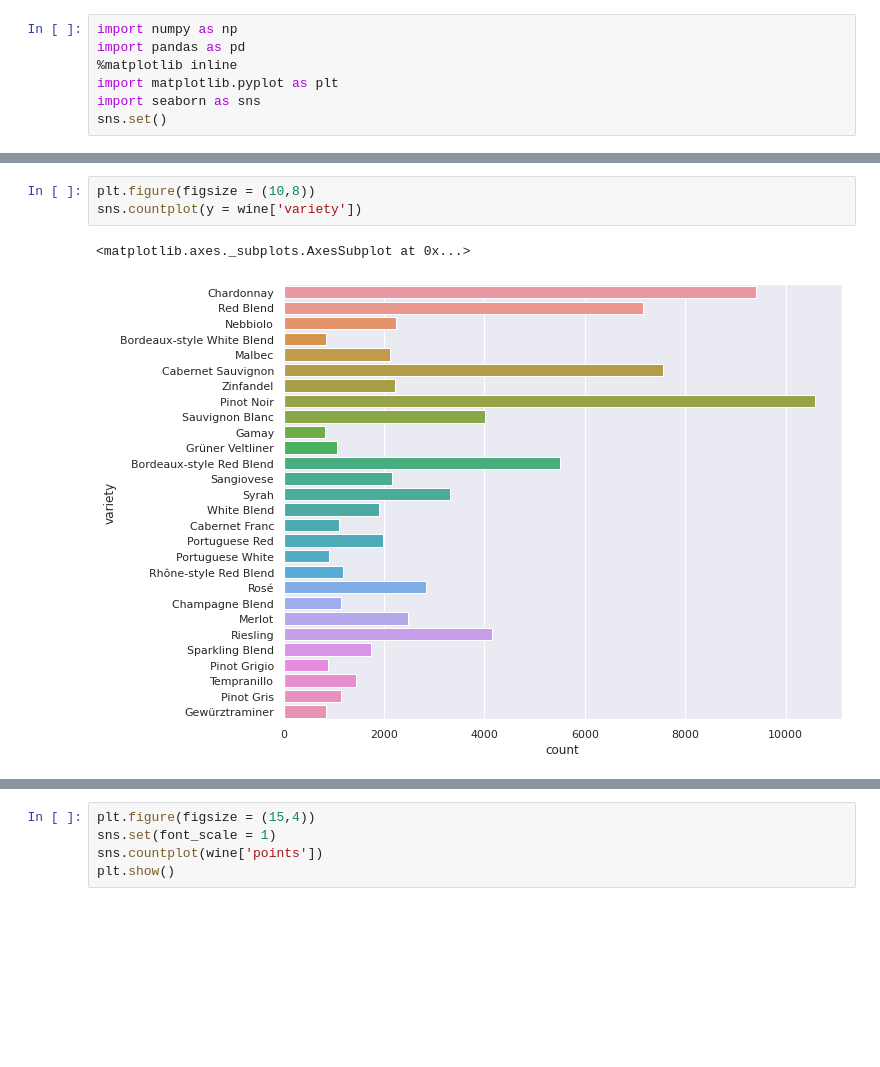
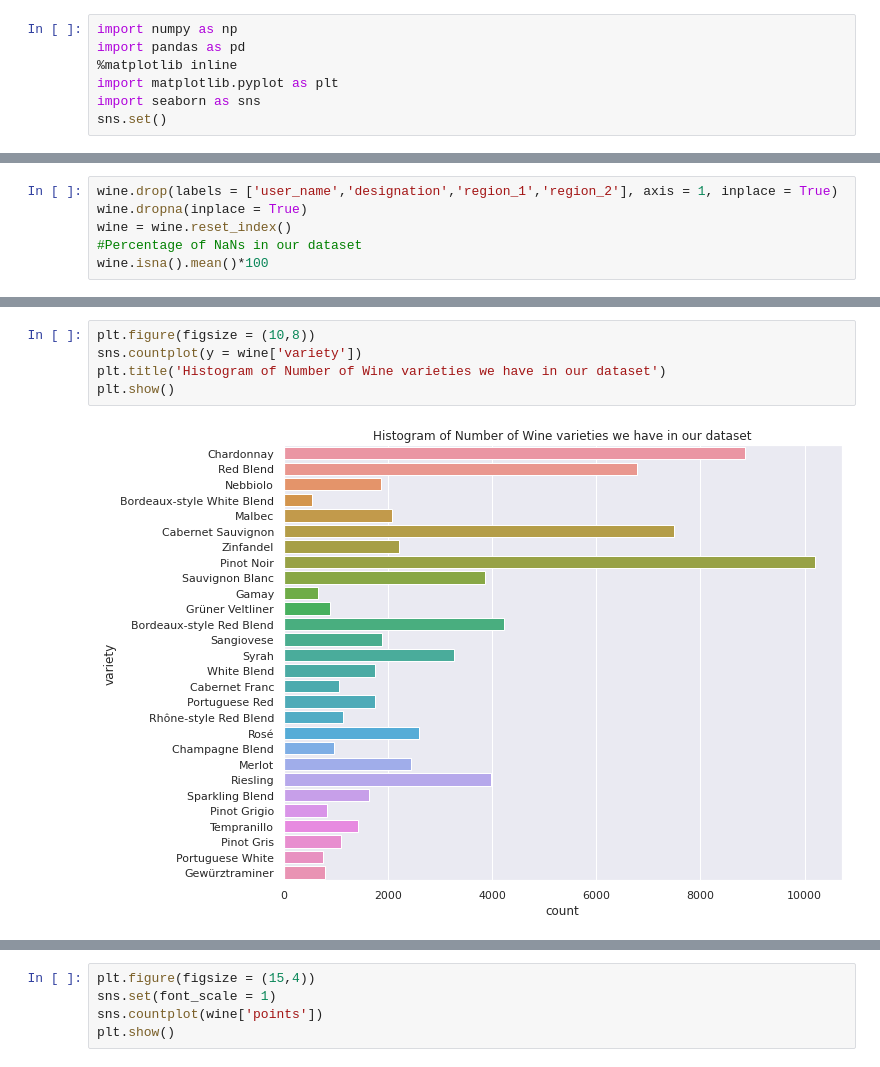
Before and after one commit to cyber-noob/Basics-of-ML, a Jupyter notebook: wine_eda.ipynb, the cells around one changed output, grey strips where cells are left out. Cells and saved outputs as stored; diff of their text form; blank space fills up the shorter version.

```diff
--- a/wine_eda.ipynb
+++ b/wine_eda.ipynb
@@ -31,0 +63,6 @@ dtype: float64
+# %%
+wine.drop(labels = ['user_name','designation','region_1','region_2'], axis = 1, inplace = True)
+wine.dropna(inplace = True)
+wine = wine.reset_index()
+#Percentage of NaNs in our dataset
+wine.isna().mean()*100
@@ -32,6 +79,7 @@ dtype: float64
 # %%
 plt.figure(figsize = (10,8))
 sns.countplot(y = wine['variety'])
+plt.title('Histogram of Number of Wine varieties we have in our dataset')
+plt.show()
 # %% [output]
-<matplotlib.axes._subplots.AxesSubplot at 0x...>
-[figure, old version]
+[figure, new version]
```
Also changed, not shown: parts of 34 cells of this notebook.
